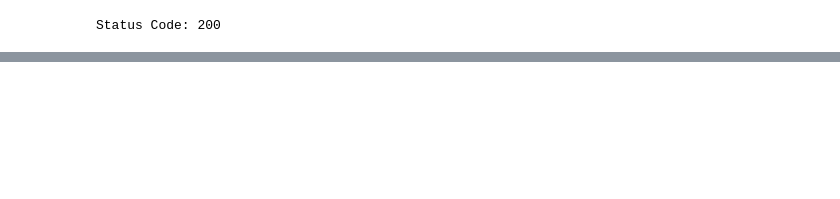
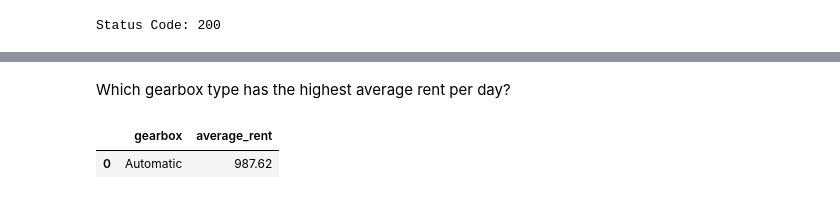
Before and after one commit to tejamuni326/250200340_Teja_Sec1_Week13, a Jupyter notebook: 2502003340_Teja_Sec1_Week13.ipynb, the cells around one changed output, grey strips where cells are left out. Drawn from its saved outputs; the diff is of its cells as text; code cells hidden in the pictures; blank space fills up the shorter version.

```diff
--- a/2502003340_Teja_Sec1_Week13.ipynb
+++ b/2502003340_Teja_Sec1_Week13.ipynb
@@ -61,0 +163,15 @@ Dataset saved successfully!
+# %% [markdown]
+Which gearbox type has the highest average rent per day?
+# %%
+query = """
+SELECT gearbox, ROUND(AVG(rent_per_day), 2) AS average_rent
+FROM bike_rentals
+GROUP BY gearbox
+ORDER BY average_rent DESC
+LIMIT 1;
+"""
+
+pd.read_sql(query, engine)
+# %% [output]
+|  | gearbox | average_rent |
+| 0 | Automatic | 987.62 |
```
Also changed, not shown: parts of 13 cells of this notebook.
